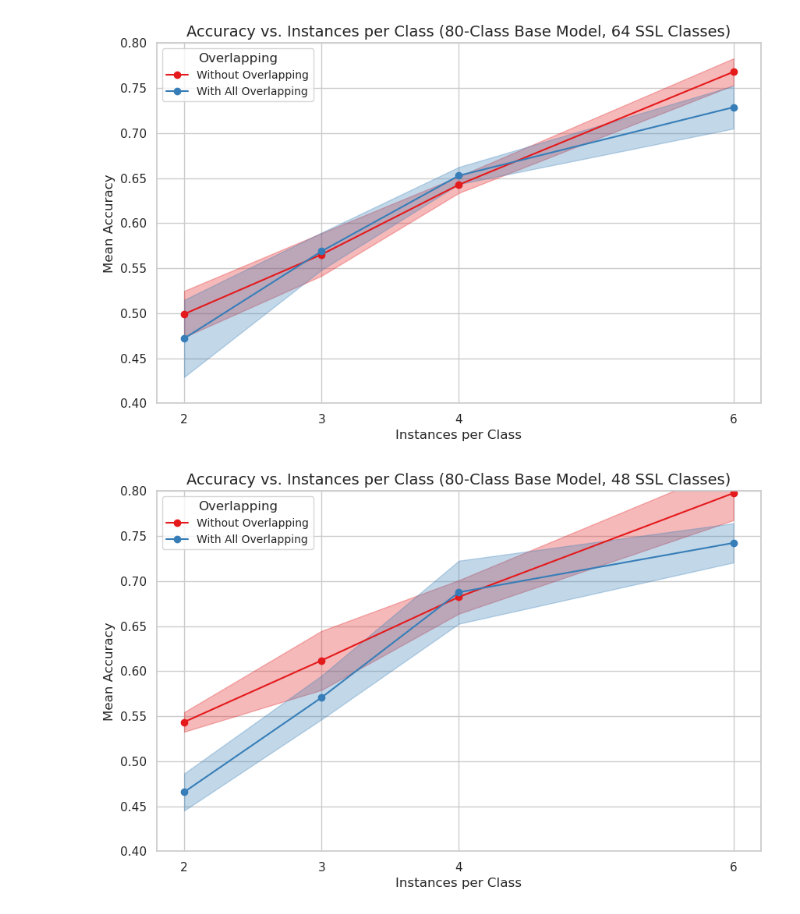
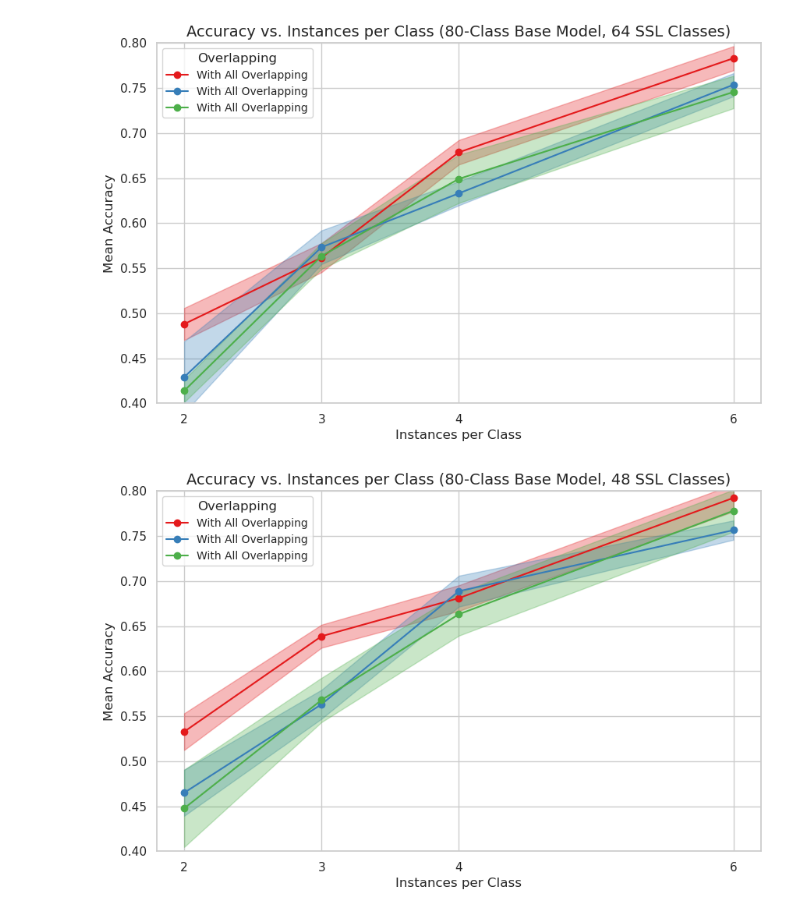
Before and after one commit to Neethamadhu-Madurasinghe/sign_language, a Jupyter notebook: plotting/SSL_models_results.ipynb, the cells around one changed output. Saved outputs shown, nothing was run; the diff lists cells and outputs as text; code cells hidden in the pictures.

```diff
--- a/plotting/SSL_models_results.ipynb
+++ b/plotting/SSL_models_results.ipynb
@@ -23,9 +23,9 @@ def parse_metric(metric_str):
 df = pd.read_csv('Research Data - Summary.csv')
 # %%
 # Parse metrics into mean and std columns
-df[['Accuracy_mean', 'Accuracy_std']] = df['Accuracy'].apply(lambda x: pd.Series(parse_metric(x)))
-df[['F1_mean', 'F1_std']] = df['F1'].apply(lambda x: pd.Series(parse_metric(x)))
-df[['Epochs_mean', 'Epochs_std']] = df['Epochs'].apply(lambda x: pd.Series(parse_metric(x)))
+df[['Accuracy_mean', 'Accuracy_std']] = df['Accuracy_Fixed_Testing'].apply(lambda x: pd.Series(parse_metric(x)))
+df[['F1_mean', 'F1_std']] = df['F1_Fixed_Testing'].apply(lambda x: pd.Series(parse_metric(x)))
+df[['Epochs_mean', 'Epochs_std']] = df['Epochs_Fixed_Testing'].apply(lambda x: pd.Series(parse_metric(x)))
 # %%
 
 df = df.rename(columns={
@@ -35,7 +35,7 @@ df = df.rename(columns={
 })
 
 # Convert 'Overlapping' to boolean for consistency
-df['Overlapping'] = df['Overlapping'].map({'Yes': True, 'No': False})
+# df['Overlapping'] = df['Overlapping'].map({'Yes': True, 'No': False})
 # %%
 scrollable_table = f"""
 <div style="height: 300px; overflow: auto;">
@@ -177,7 +205,7 @@ plt.figure(figsize=(10, 6))
 ft_80_64 = df[(df['Model_Type'] == 'FINETUNED') & (df['FT_Direct_Classes'] == 64) & (df['Base_Model_Classes'] == 80)]
 
 # Define color palette
-palette = sns.color_palette('Set1', n_colors=2)
+palette = sns.color_palette('Set1', n_colors=3)
 overlap_categories = ft_80_64['Overlapping'].unique()
 
 # Plot each line + shaded std
@@ -205,7 +233,7 @@ plt.legend(title='Overlapping', title_fontsize=12, fontsize=10)
 
 plt.show()
 # %% [output]
-[figure, old version]
+[figure, new version]
 # %%
 import matplotlib.pyplot as plt
 import seaborn as sns
@@ -216,35 +244,35 @@ plt.figure(figsize=(10, 6))
 ft_80_64 = df[(df['Model_Type'] == 'FINETUNED') & (df['FT_Direct_Classes'] == 48) & (df['Base_Model_Classes'] == 80)]
 
 # Define color palette
-palette = sns.color_palette('Set1', n_colors=2)
+palette = sns.color_palette('Set1', n_colors=3)
 overlap_categories = ft_80_64['Overlapping'].unique()
 
 # Plot each line + shaded std
 for i, overlap in enumerate(overlap_categories):
     sub_df = ft_80_64[ft_80_64['Overlapping'] == overlap].sort_values('Instances_per_class')
     plt.plot(sub_df['Instances_per_class'], sub_df['Accuracy_mean'],
              label='With All Overlapping' if overlap else 'Without Overlapping',
              color=palette[i], marker='o')
 
     # Add shaded standard deviation
     plt.fill_between(sub_df['Instances_per_class'],
                      sub_df['Accuracy_mean'] - sub_df['Accuracy_std'],
                      sub_df['Accuracy_mean'] + sub_df['Accuracy_std'],
                      alpha=0.3, color=palette[i])
 
 # Customize plot
 plt.title('Accuracy vs. Instances per Class (80-Class Base Model, 48 SSL Classes)', fontsize=14)
 plt.xlabel('Instances per Class', fontsize=12)
 plt.ylabel('Mean Accuracy', fontsize=12)
 plt.xticks([2, 3, 4, 6])
 plt.ylim((0.4, 0.8))
 
 # Add legend
 plt.legend(title='Overlapping', title_fontsize=12, fontsize=10)
 
 plt.show()
 # %% [output]
-[figure, old version]
+[figure, new version]
 # %%
 plt.figure(figsize=(14, 6))
 
```
Also changed, not shown: parts of 7 cells of this notebook, 7 other files.
